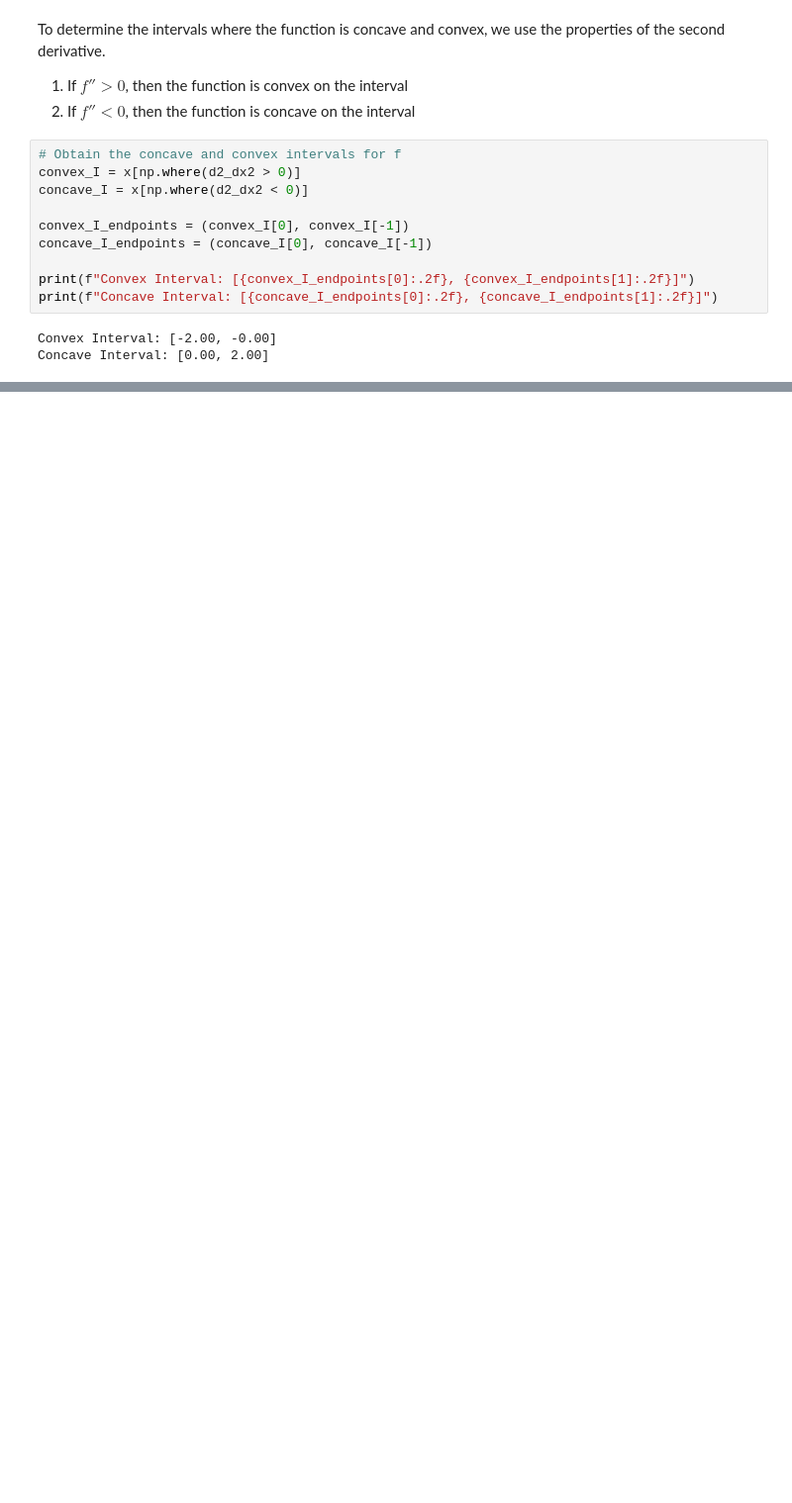
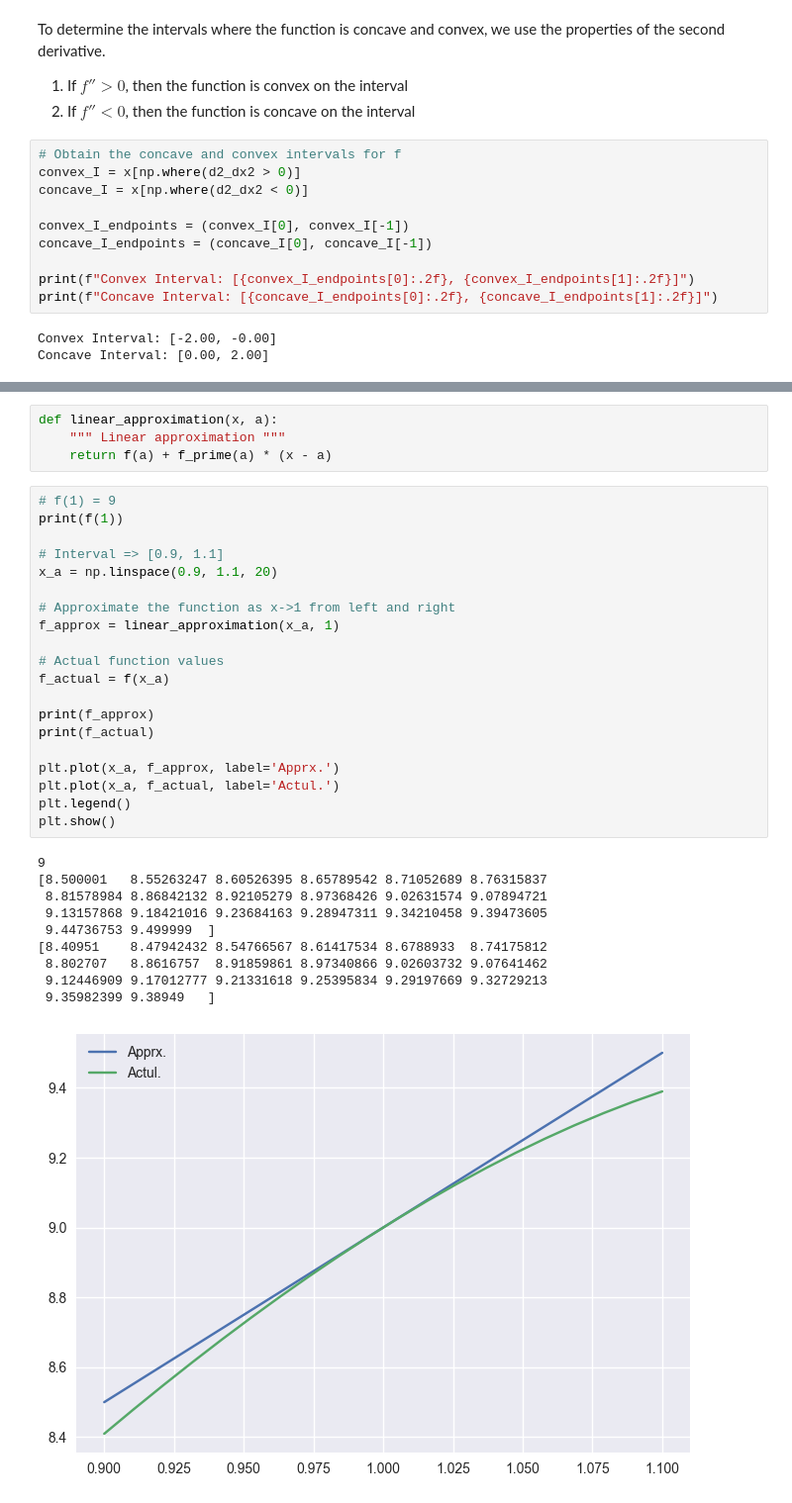
Before and after one commit to tzabcoder/MachineLearning, a Jupyter notebook: math/Calculus/derivative_applications.ipynb, the cells around one changed output, grey strips where cells are left out. Shown at 99% size. Drawn from its saved outputs; the diff is of its cells as text; blank space fills up the shorter version.

```diff
--- a/math/Calculus/derivative_applications.ipynb
+++ b/math/Calculus/derivative_applications.ipynb
@@ -141,0 +160,35 @@ The function is convex on the interval [-2, 0] and concave on the interval [0, 2
+# %%
+def linear_approximation(x, a):
+    """ Linear approximation """
+    return f(a) + f_prime(a) * (x - a)
+# %%
+# f(1) = 9
+print(f(1))
+
+# Interval => [0.9, 1.1]
+x_a = np.linspace(0.9, 1.1, 20)
+
+# Approximate the function as x->1 from left and right
+f_approx = linear_approximation(x_a, 1)
+
+# Actual function values
+f_actual = f(x_a)
+
+print(f_approx)
+print(f_actual)
+
+plt.plot(x_a, f_approx, label='Apprx.')
+plt.plot(x_a, f_actual, label='Actul.')
+plt.legend()
+plt.show()
+# %% [output]
+9
+[8.500001   8.55263247 8.60526395 8.65789542 8.71052689 8.76315837
+ 8.81578984 8.86842132 8.92105279 8.97368426 9.02631574 9.07894721
+ 9.13157868 9.18421016 9.23684163 9.28947311 9.34210458 9.39473605
+ 9.44736753 9.499999  ]
+[8.40951    8.47942432 8.54766567 8.61417534 8.6788933  8.74175812
+ 8.802707   8.8616757  8.91859861 8.97340866 9.02603732 9.07641462
+ 9.12446909 9.17012777 9.21331618 9.25395834 9.29197669 9.32729213
+ 9.35982399 9.38949   ]
+[figure, added]
```
Also changed, not shown: parts of 5 cells of this notebook.
